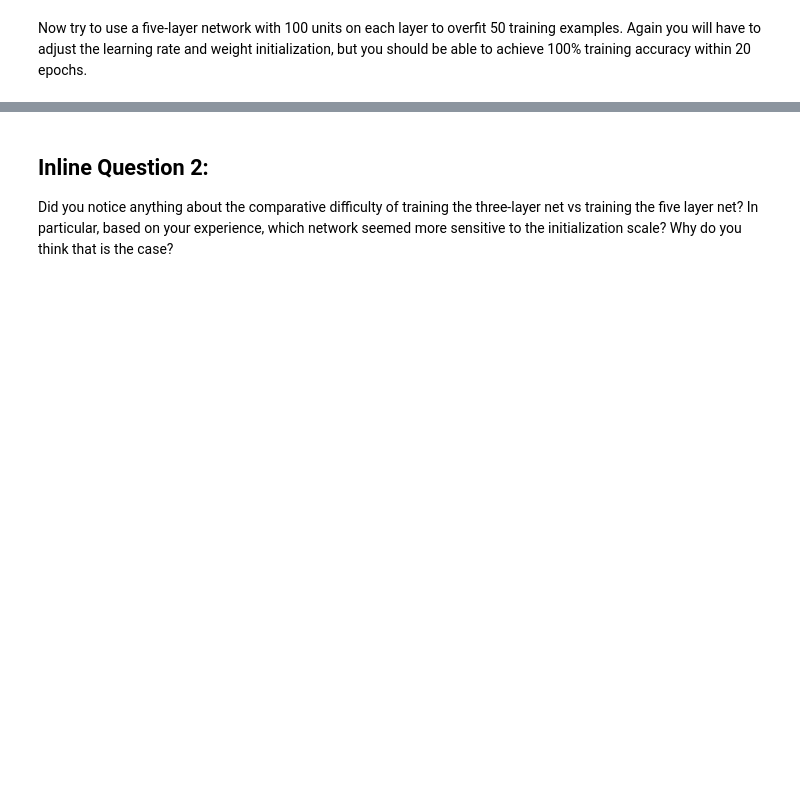
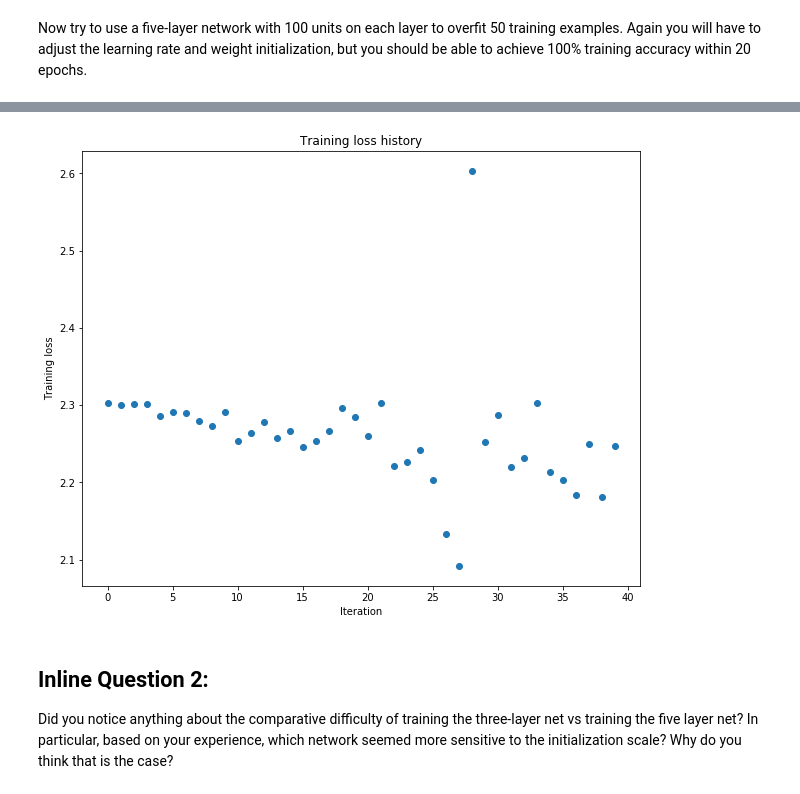
Before and after one commit to nmaryala/Neural-Networks, a Jupyter notebook: assignment2/FullyConnectedNets.ipynb, the cells around one changed output, grey strips where cells are left out. Cells and saved outputs as stored; diff of their text form; code cells hidden in the pictures; blank space fills up the shorter version.

```diff
--- a/assignment2/FullyConnectedNets.ipynb
+++ b/assignment2/FullyConnectedNets.ipynb
@@ -383,8 +547,8 @@ small_data = {
   'y_val': data['y_val'],
 }
 
-learning_rate = 2e-3
-weight_scale = 1e-5
+learning_rate = 2e-1
+weight_scale = 1e-2
 model = FullyConnectedNet([100, 100, 100, 100],
                 weight_scale=weight_scale, dtype=np.float64)
 solver = Solver(model, small_data,
@@ -401,3 +565,4 @@ plt.title('Training loss history')
 plt.xlabel('Iteration')
 plt.ylabel('Training loss')
 plt.show()
+# %% [output]
@@ -404,3 +586,4 @@ plt.show()
+[figure, added]
 # %% [markdown]
 ## Inline Question 2:
 Did you notice anything about the comparative difficulty of training the three-layer net vs training the five layer net? In particular, based on your experience, which network seemed more sensitive to the initialization scale? Why do you think that is the case?
```
Also changed, not shown: parts of 21 cells of this notebook, 3 other files.
